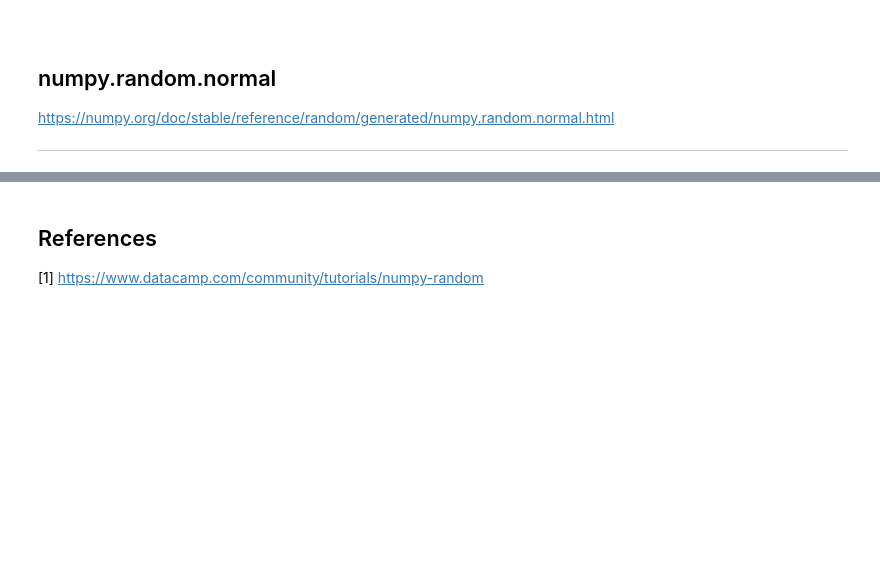
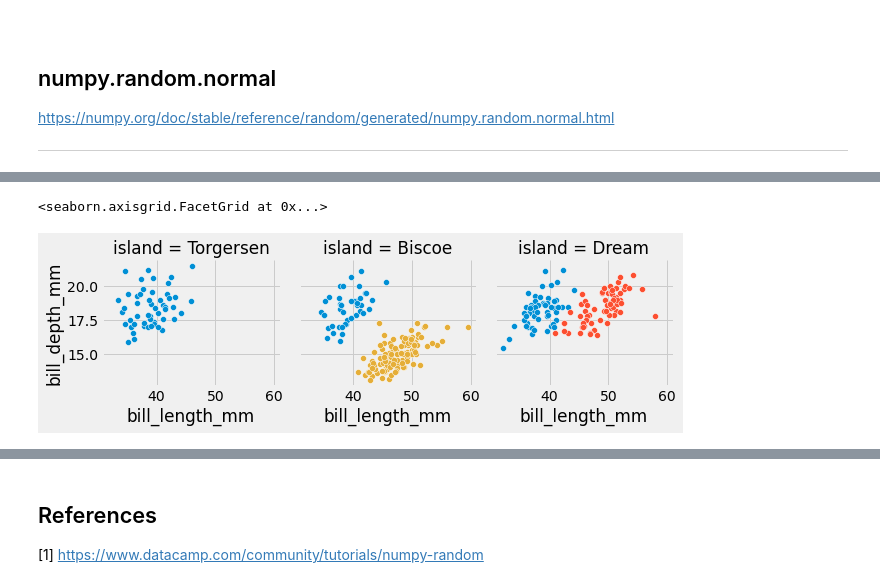
Before and after one commit to ion-cirnici/numpy-random, a Jupyter notebook: numpy-random.ipynb, the cells around one changed output, grey strips where cells are left out. Cells and saved outputs as stored; diff of their text form; code cells hidden in the pictures; blank space fills up the shorter version.

```diff
--- a/numpy-random.ipynb
+++ b/numpy-random.ipynb
@@ -53,3 +68,9 @@ plt.show()
+# %%
+g=sns.FacetGrid(penguins,col='island',hue='species')
+g.map(sns.scatterplot, "bill_length_mm", "bill_depth_mm")
+# %% [output]
+<seaborn.axisgrid.FacetGrid at 0x...>
+[figure, added]
 # %%
 # Checking if there's any difference between islands for Adelie penguins
 sns.pairplot(penguins.query("species == 'Adelie'"), hue='island')
```
Also changed, not shown: parts of 14 cells of this notebook.
